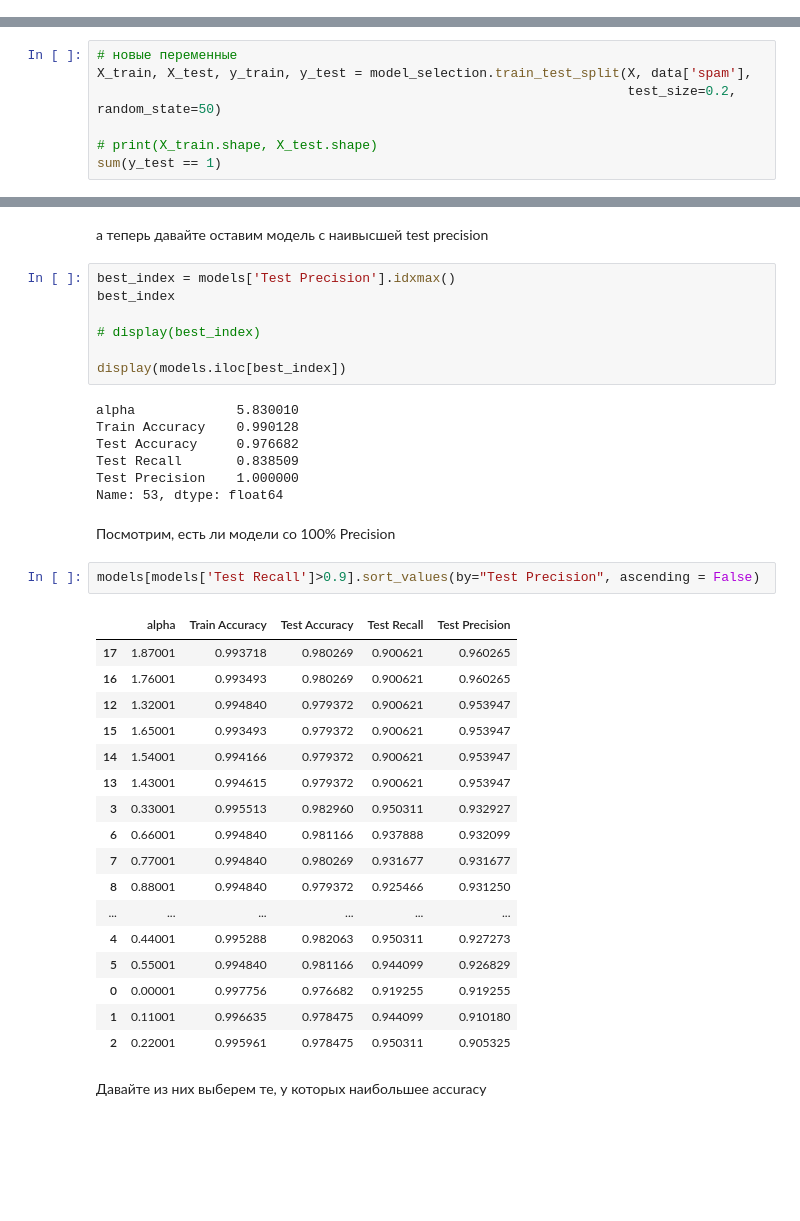
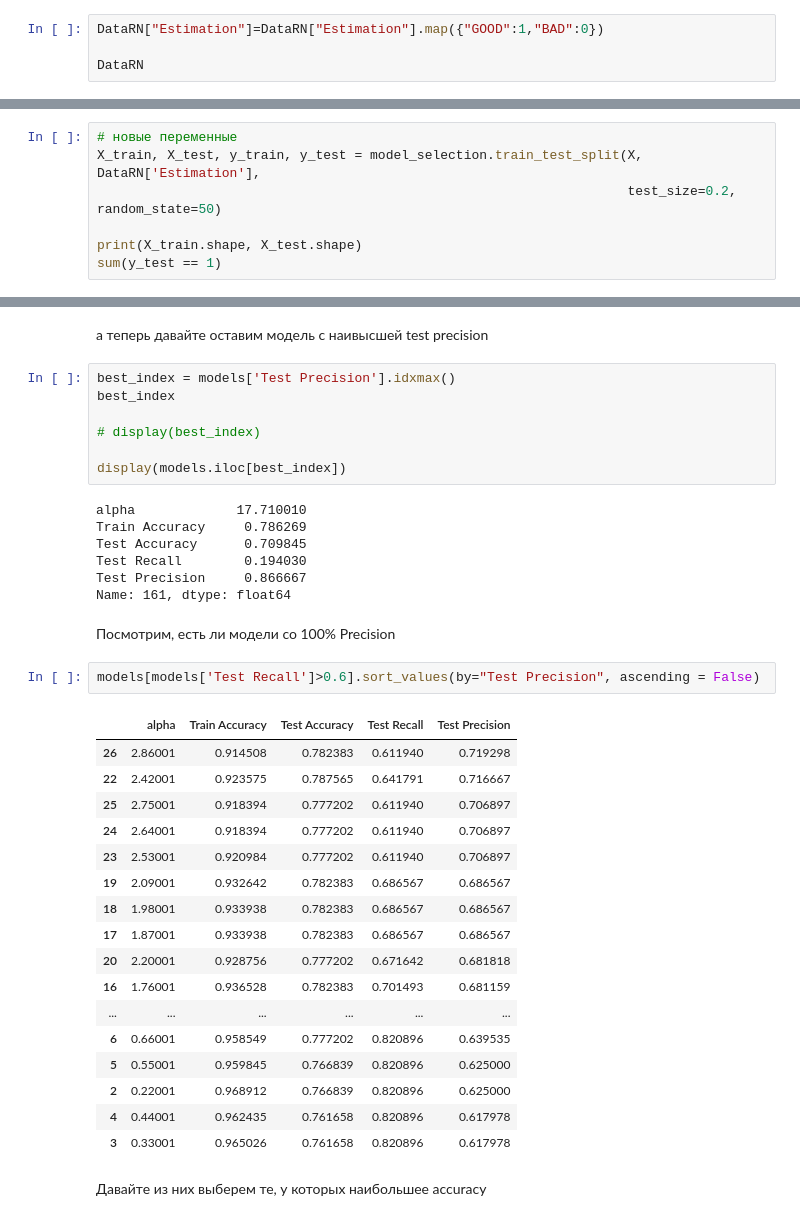
Before and after one commit to Svet-Bug/Projects, a Jupyter notebook: ProjectClassif.ipynb, the cells around one changed output, grey strips where cells are left out. Drawn from its saved outputs; the diff is of its cells as text; blank space fills up the shorter version.

```diff
--- a/ProjectClassif.ipynb
+++ b/ProjectClassif.ipynb
@@ -365,0 +311,4 @@ data
+# %%
+DataRN["Estimation"]=DataRN["Estimation"].map({"GOOD":1,"BAD":0})
+
+DataRN
@@ -371,9 +337,9 @@ data
 - y_test -  кусочек датафрейма с текстами, на котором будем проверять, как алгоритм сработал
 # %%
 # новые переменные
-X_train, X_test, y_train, y_test = model_selection.train_test_split(X, data['spam'],
+X_train, X_test, y_train, y_test = model_selection.train_test_split(X, DataRN['Estimation'],
                                                                     test_size=0.2, random_state=50)
 
-# print(X_train.shape, X_test.shape)
+print(X_train.shape, X_test.shape)
 sum(y_test == 1)
 # %% [output]
@@ -446,34 +413,34 @@ best_index
 
 display(models.iloc[best_index])
 # %% [output]
-alpha             5.830010
-Train Accuracy    0.990128
-Test Accuracy     0.976682
-Test Recall       0.838509
-Test Precision    1.000000
-Name: 53, dtype: float64
+alpha             17.710010
+Train Accuracy     0.786269
+Test Accuracy      0.709845
+Test Recall        0.194030
+Test Precision     0.866667
+Name: 161, dtype: float64
 # %% [markdown]
 Посмотрим, есть ли модели со 100% Precision
 # %%
-models[models['Test Recall']>0.9].sort_values(by="Test Precision", ascending = False)
+models[models['Test Recall']>0.6].sort_values(by="Test Precision", ascending = False)
 # %% [output]
 |  | alpha | Train Accuracy | Test Accuracy | Test Recall | Test Precision |
-| 17 | 1.87001 | 0.993718 | 0.980269 | 0.900621 | 0.960265 |
-| 16 | 1.76001 | 0.993493 | 0.980269 | 0.900621 | 0.960265 |
-| 12 | 1.32001 | 0.994840 | 0.979372 | 0.900621 | 0.953947 |
-| 15 | 1.65001 | 0.993493 | 0.979372 | 0.900621 | 0.953947 |
-| 14 | 1.54001 | 0.994166 | 0.979372 | 0.900621 | 0.953947 |
-| 13 | 1.43001 | 0.994615 | 0.979372 | 0.900621 | 0.953947 |
-| 3 | 0.33001 | 0.995513 | 0.982960 | 0.950311 | 0.932927 |
-| 6 | 0.66001 | 0.994840 | 0.981166 | 0.937888 | 0.932099 |
-| 7 | 0.77001 | 0.994840 | 0.980269 | 0.931677 | 0.931677 |
-| 8 | 0.88001 | 0.994840 | 0.979372 | 0.925466 | 0.931250 |
+| 26 | 2.86001 | 0.914508 | 0.782383 | 0.611940 | 0.719298 |
+| 22 | 2.42001 | 0.923575 | 0.787565 | 0.641791 | 0.716667 |
+| 25 | 2.75001 | 0.918394 | 0.777202 | 0.611940 | 0.706897 |
+| 24 | 2.64001 | 0.918394 | 0.777202 | 0.611940 | 0.706897 |
+| 23 | 2.53001 | 0.920984 | 0.777202 | 0.611940 | 0.706897 |
+| 19 | 2.09001 | 0.932642 | 0.782383 | 0.686567 | 0.686567 |
+| 18 | 1.98001 | 0.933938 | 0.782383 | 0.686567 | 0.686567 |
+| 17 | 1.87001 | 0.933938 | 0.782383 | 0.686567 | 0.686567 |
+| 20 | 2.20001 | 0.928756 | 0.777202 | 0.671642 | 0.681818 |
+| 16 | 1.76001 | 0.936528 | 0.782383 | 0.701493 | 0.681159 |
 | ... | ... | ... | ... | ... | ... |
-| 4 | 0.44001 | 0.995288 | 0.982063 | 0.950311 | 0.927273 |
-| 5 | 0.55001 | 0.994840 | 0.981166 | 0.944099 | 0.926829 |
-| 0 | 0.00001 | 0.997756 | 0.976682 | 0.919255 | 0.919255 |
-| 1 | 0.11001 | 0.996635 | 0.978475 | 0.944099 | 0.910180 |
-| 2 | 0.22001 | 0.995961 | 0.978475 | 0.950311 | 0.905325 |
+| 6 | 0.66001 | 0.958549 | 0.777202 | 0.820896 | 0.639535 |
+| 5 | 0.55001 | 0.959845 | 0.766839 | 0.820896 | 0.625000 |
+| 2 | 0.22001 | 0.968912 | 0.766839 | 0.820896 | 0.625000 |
+| 4 | 0.44001 | 0.962435 | 0.761658 | 0.820896 | 0.617978 |
+| 3 | 0.33001 | 0.965026 | 0.761658 | 0.820896 | 0.617978 |
 # %% [markdown]
 Давайте из них выберем те, у которых наибольшее accuracy
 # %%
```
Also changed, not shown: parts of 39 cells of this notebook.
